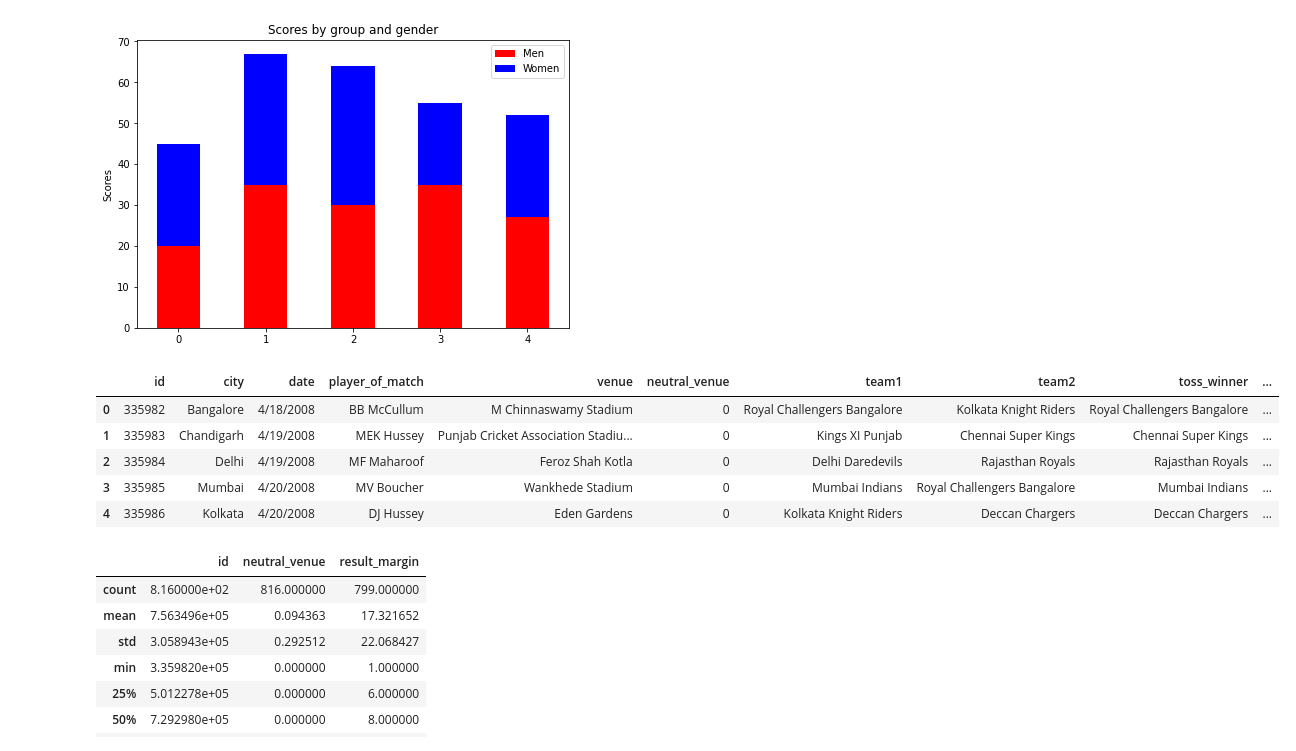
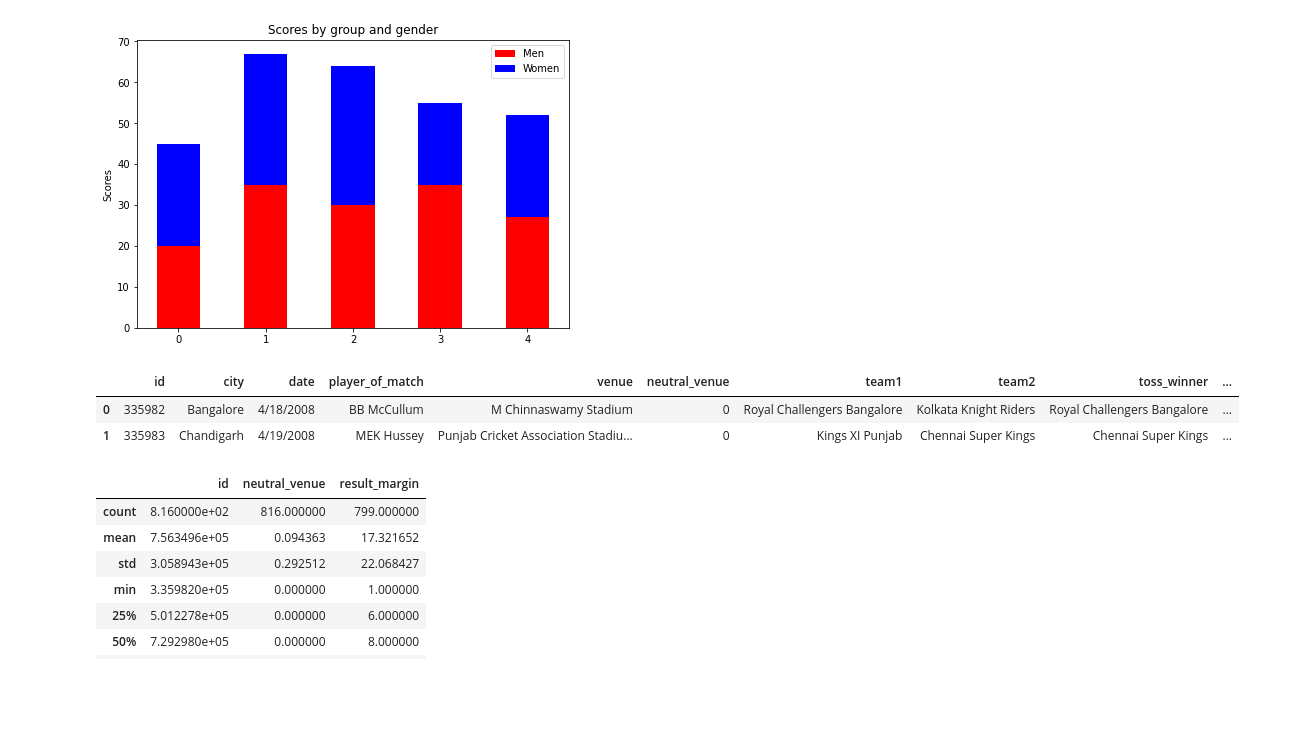
Before and after one commit to codingheroyash/assignment-5-day-40, a Jupyter notebook: assignment 5.ipynb, the cells around one changed output. Saved outputs shown, nothing was run; the diff lists cells and outputs as text; code cells hidden in the pictures; blank space fills up the shorter version.

```diff
--- a/assignment 5.ipynb
+++ b/assignment 5.ipynb
@@ -267,14 +267,11 @@ import pandas as pds
 # %%
 x = pds.read_csv("IPL Matches 2008-2020.csv")
 # %%
-x.head()
+x.head(2)
 # %% [output]
 |  | id | city | date | player_of_match | venue | neutral_venue | team1 | team2 | toss_winner | ... |
 | 0 | 335982 | Bangalore | 4/18/2008 | BB McCullum | M Chinnaswamy Stadium | 0 | Royal Challengers Bangalore | Kolkata Knight Riders | Royal Challengers Bangalore | ... |
 | 1 | 335983 | Chandigarh | 4/19/2008 | MEK Hussey | Punjab Cricket Association Stadiu... | 0 | Kings XI Punjab | Chennai Super Kings | Chennai Super Kings | ... |
-| 2 | 335984 | Delhi | 4/19/2008 | MF Maharoof | Feroz Shah Kotla | 0 | Delhi Daredevils | Rajasthan Royals | Rajasthan Royals | ... |
-| 3 | 335985 | Mumbai | 4/20/2008 | MV Boucher | Wankhede Stadium | 0 | Mumbai Indians | Royal Challengers Bangalore | Mumbai Indians | ... |
-| 4 | 335986 | Kolkata | 4/20/2008 | DJ Hussey | Eden Gardens | 0 | Kolkata Knight Riders | Deccan Chargers | Deccan Chargers | ... |
 # %%
 x.describe()
 # %% [output]
```
Also changed, not shown: parts of 16 cells of this notebook.
